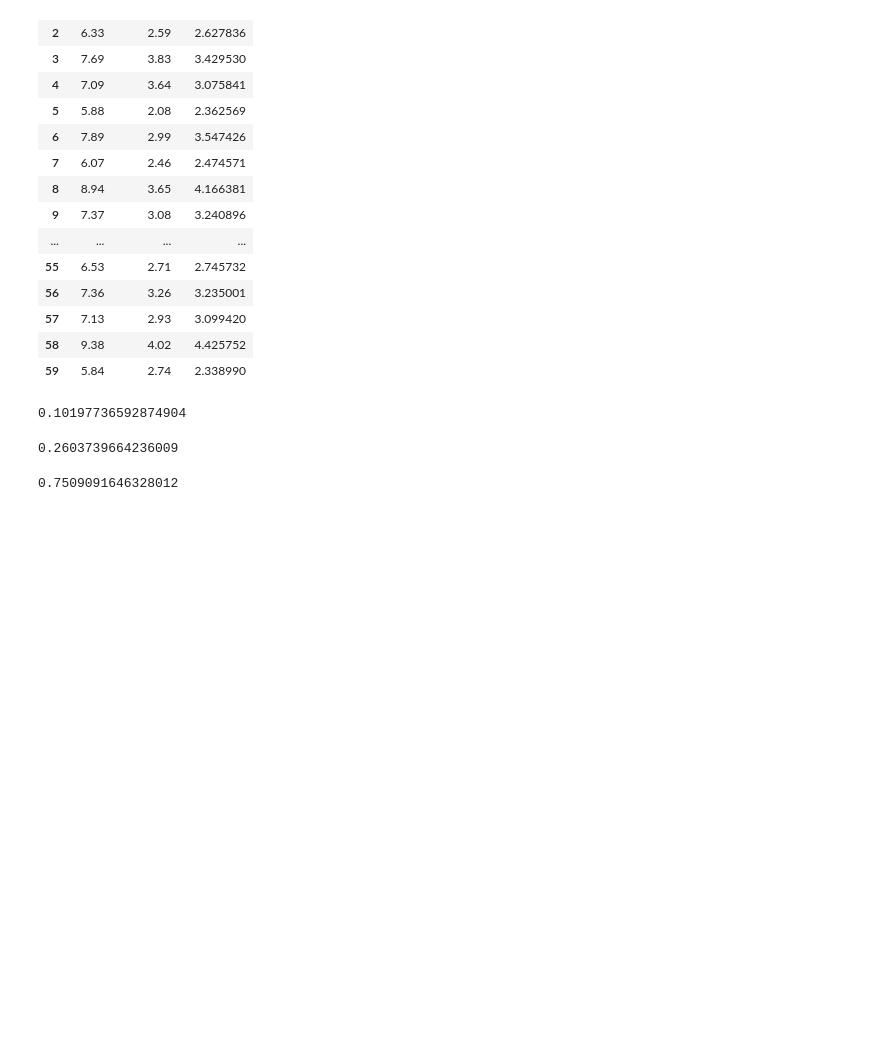
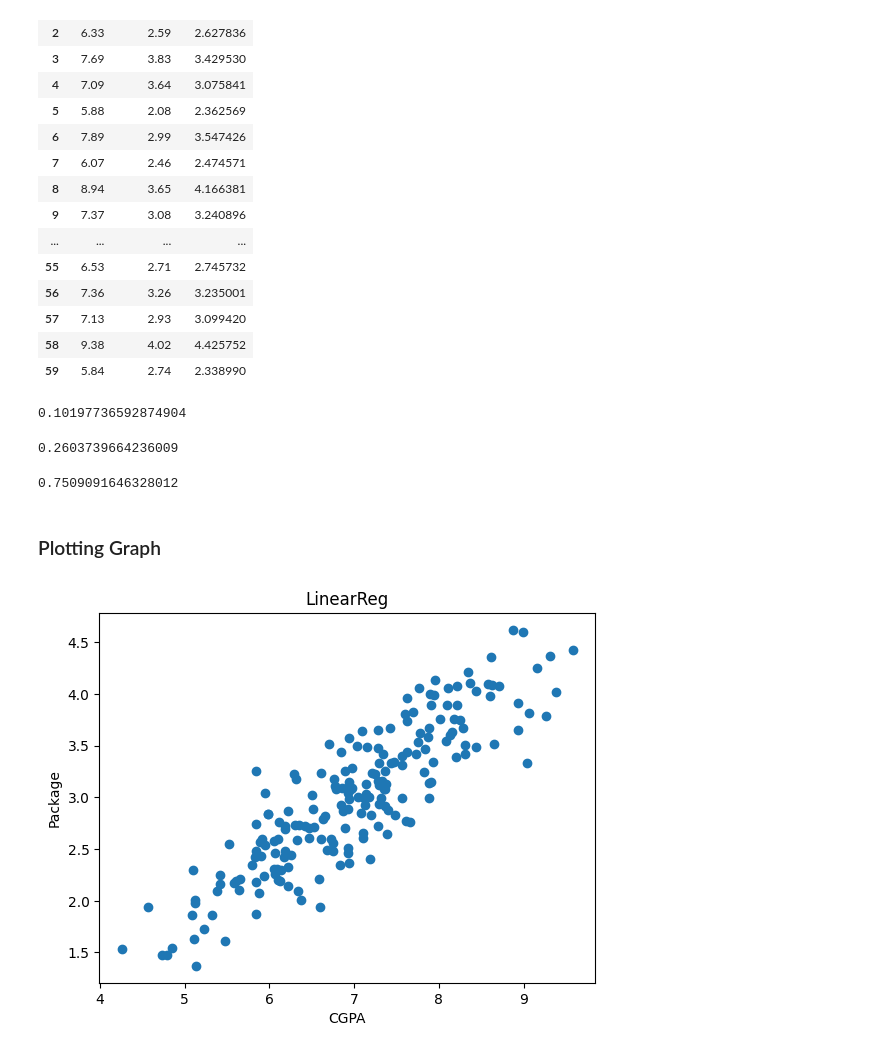
Before and after one commit to Mdanash/Machine_learning, a Jupyter notebook: Machine_Learning_assignments/Simple Linear Regression-Assignment.ipynb, the cells around one changed output. Saved outputs shown, nothing was run; the diff lists cells and outputs as text; code cells hidden in the pictures; blank space fills up the shorter version.

```diff
--- a/Machine_Learning_assignments/Simple Linear Regression-Assignment.ipynb
+++ b/Machine_Learning_assignments/Simple Linear Regression-Assignment.ipynb
@@ -234,3 +234,13 @@ mean_absolute_error(y_test,predictvalue)
 r2_score(y_test,predictvalue)
 # %% [output]
 0.7509091646328012
+# %% [markdown]
+###  Plotting Graph
+# %%
+py.scatter(x,y)
+py.xlabel('CGPA')
+py.ylabel('Package')
+py.title('LinearReg')
+py.show()
+# %% [output]
+[figure, added]
```
Also changed, not shown: parts of 1 cell of this notebook.
